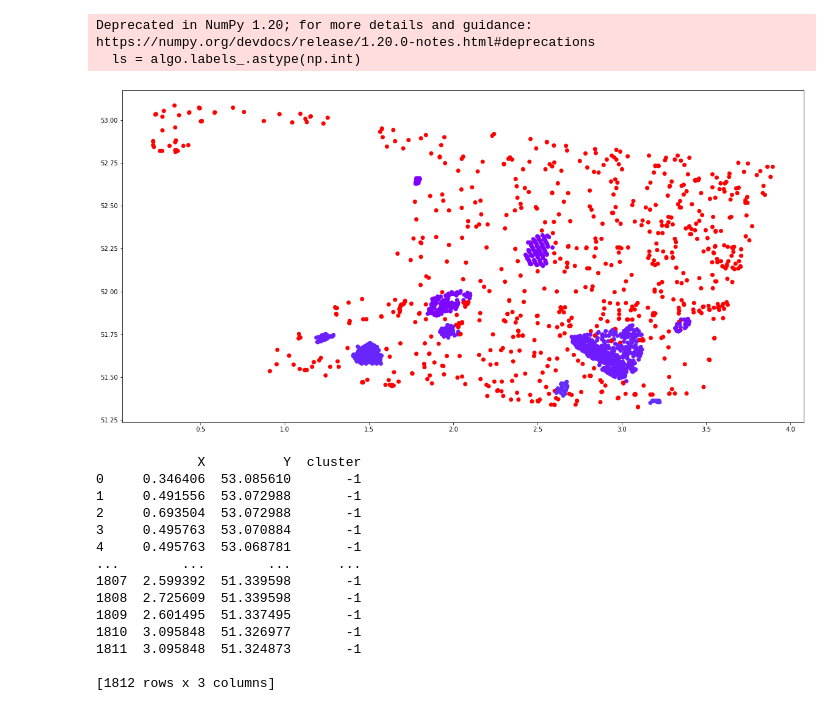
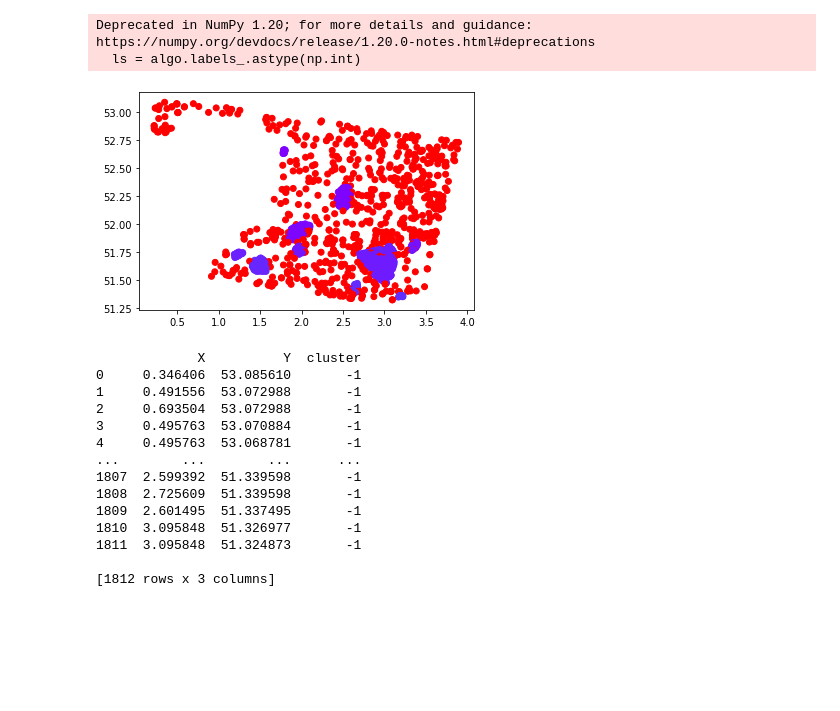
Before and after one commit to aelbrecht/cs-windmill, a Jupyter notebook: coord_clustering_poly.ipynb, the cells around one changed output. Drawn from its saved outputs; the diff is of its cells as text; code cells hidden in the pictures; blank space fills up the shorter version.

```diff
--- a/coord_clustering_poly.ipynb
+++ b/coord_clustering_poly.ipynb
@@ -1,41 +1,41 @@
 # %%
 import json
 
+import numpy as np
+
 with open("./data/coords.json", "r") as f:
-    coords = json.loads(f.read())['coords']
+    coords = np.array(json.loads(f.read())['coords'])
 # %%
 from sklearn import cluster
 import matplotlib.cm as cm
-import numpy as np
+import pandas as pd
 import matplotlib.pyplot as plt
-import pandas as pd
 
 colors = cm.rainbow(np.linspace(0, 1, 200))
 
 
 def apply(xx, algo):
     algo.fit(xx)
     ls = algo.labels_.astype(np.int)
-    plt.scatter(xx[:, 0], xx[:, 1], color=colors[labels])
+    plt.scatter(xx[:, 0], xx[:, 1], color=colors[ls])
     plt.show()
     return ls
 
 
 df = pd.DataFrame(coords)
 x = df.to_numpy()
 labels = apply(x, cluster.DBSCAN(eps=.03, min_samples=10))
 
-plt.rcParams["figure.figsize"] = [20, 10]
 cluster_map = pd.DataFrame()
 cluster_map['X'] = x[:, 0]
 cluster_map['Y'] = x[:, 1]
 cluster_map['cluster'] = labels
 
 print(cluster_map)
 # %% [output]
 Deprecated in NumPy 1.20; for more details and guidance: https://numpy.org/devdocs/release/1.20.0-notes.html#deprecations
   ls = algo.labels_.astype(np.int)
-[figure, old version]
+[figure, new version]
              X          Y  cluster
 0     0.346406  53.085610       -1
 1     0.491556  53.072988       -1
```
Also changed, not shown: parts of 6 cells of this notebook, 1 other file.
